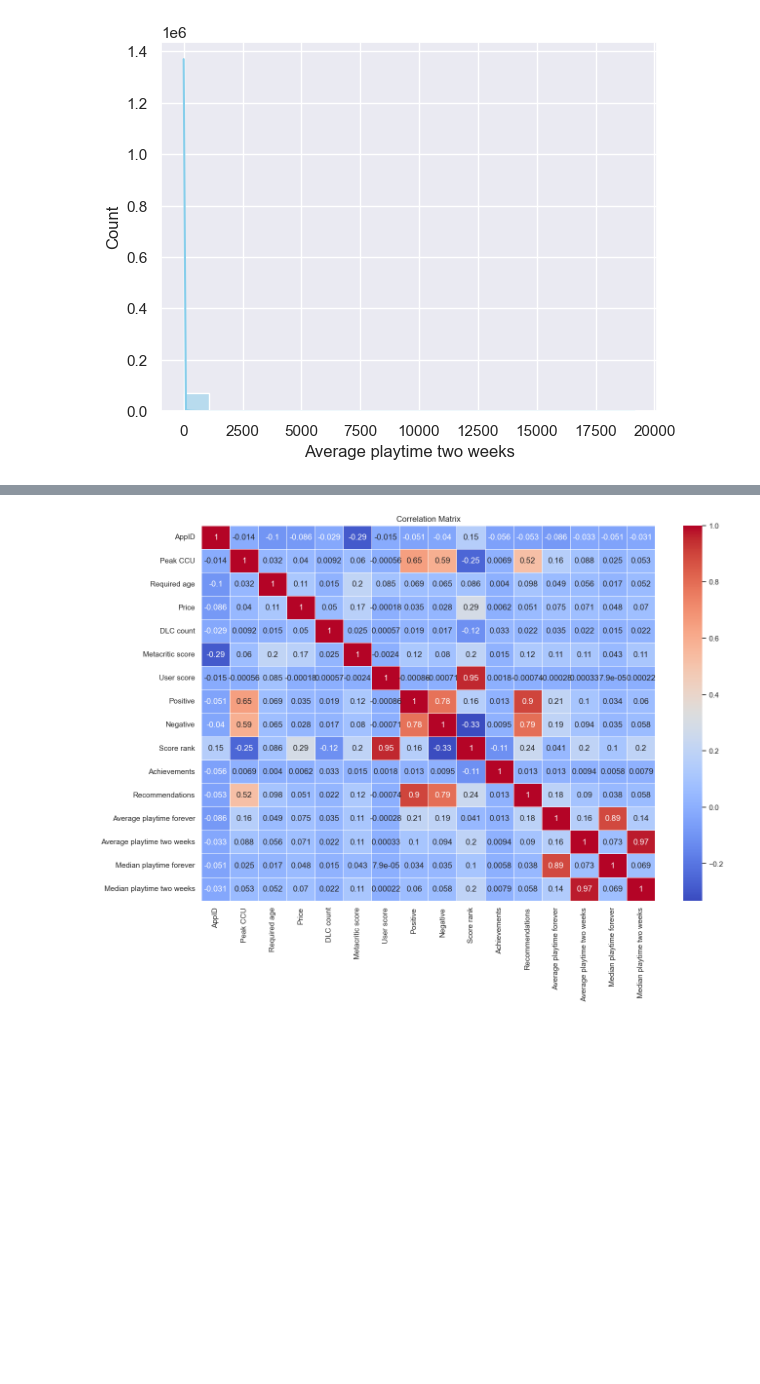
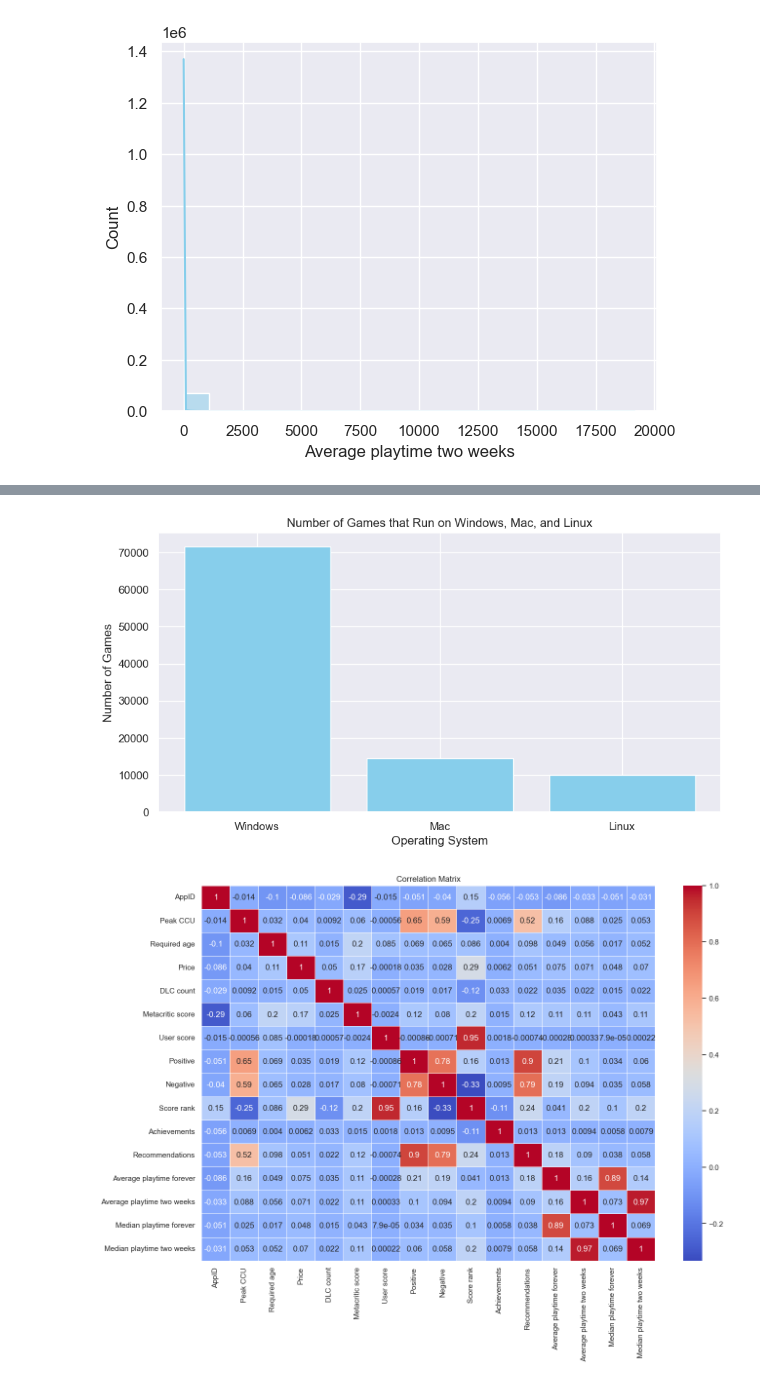
Before and after one commit to RafikHachana/mlops-sum24-project, a Jupyter notebook: notebooks/2_data_understanding.ipynb, the cells around one changed output, grey strips where cells are left out. Drawn from its saved outputs; the diff is of its cells as text; code cells hidden in the pictures; blank space fills up the shorter version.

```diff
--- a/notebooks/2_data_understanding.ipynb
+++ b/notebooks/2_data_understanding.ipynb
@@ -330,16 +472,18 @@ plot_univariate(data0_5)
-# %%
-# Set a seaborn theme
-sns.set_theme(style="darkgrid")
-
-# Plotting single columns
-for column in numeric_columns:
-    print(column)
-    plt.figure(figsize=(10, 5))
-    sns.histplot(data[column].dropna(), kde=True)
-    plt.title(f'Distribution of {column}')
-    plt.xlabel(column)
-    plt.ylabel('Frequency')
-    plt.show()
+# %%
+# find the number of games that run on Windows, Mac, and Linux
+windows = data['Windows'].sum()
+mac = data['Mac'].sum()
+linux = data['Linux'].sum()
+
+# bar plot
+plt.figure(figsize=(10, 5))
+plt.bar(['Windows', 'Mac', 'Linux'], [windows, mac, linux], color='skyblue')
+plt.title('Number of Games that Run on Windows, Mac, and Linux')
+plt.xlabel('Operating System')
+plt.ylabel('Number of Games')
+plt.show()
+# %% [output]
+[figure, added]
 # %%
 # Correlation matrix
 # keep only the numeric columns
```
Also changed, not shown: parts of 16 cells of this notebook, 3 other files.
